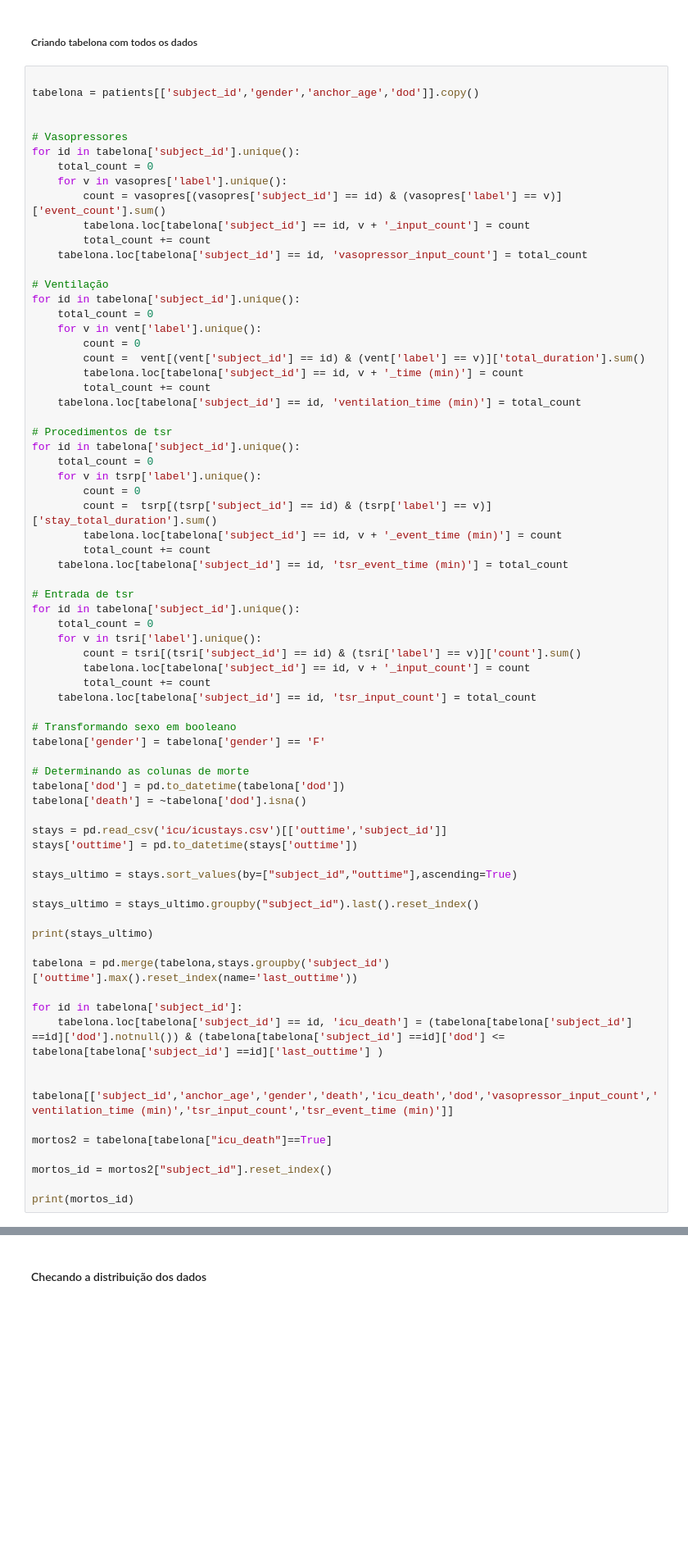
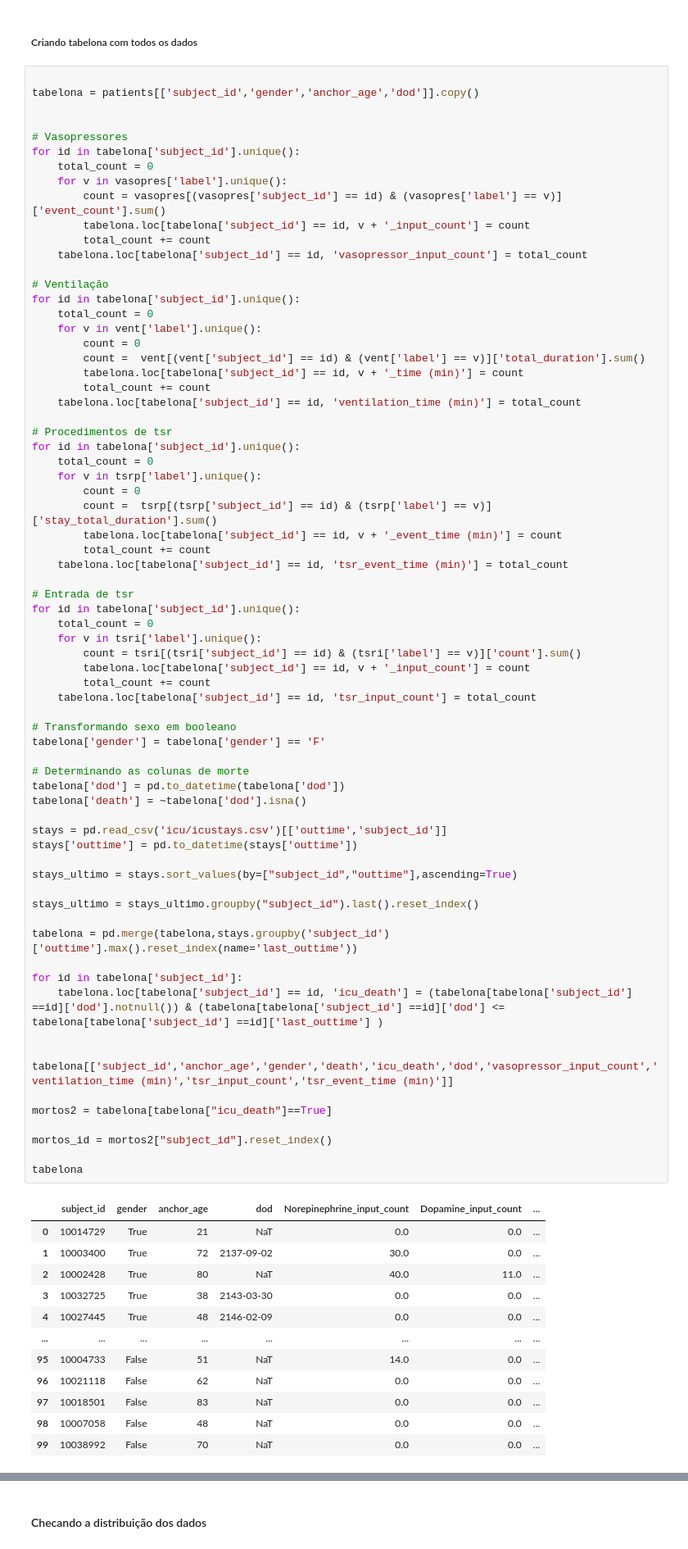
Before and after one commit to besome/speed-uti, a Jupyter notebook: mimic-code/mimic-iv-demo/2.2/analise.ipynb, the cells around one changed output, grey strips where cells are left out. Shown at 82% size. Cells and saved outputs as stored; diff of their text form; blank space fills up the shorter version.

```diff
--- a/mimic-code/mimic-iv-demo/2.2/analise.ipynb
+++ b/mimic-code/mimic-iv-demo/2.2/analise.ipynb
@@ -243,33 +243,43 @@ for id in tabelona['subject_id'].unique():
         total_count += count
     tabelona.loc[tabelona['subject_id'] == id, 'tsr_input_count'] = total_count
 
 # Transformando sexo em booleano
 tabelona['gender'] = tabelona['gender'] == 'F'
 
 # Determinando as colunas de morte
 tabelona['dod'] = pd.to_datetime(tabelona['dod'])
 tabelona['death'] = ~tabelona['dod'].isna()
 
 stays = pd.read_csv('icu/icustays.csv')[['outtime','subject_id']]
 stays['outtime'] = pd.to_datetime(stays['outtime'])
 
 stays_ultimo = stays.sort_values(by=["subject_id","outtime"],ascending=True)
 
 stays_ultimo = stays_ultimo.groupby("subject_id").last().reset_index()
 
-print(stays_ultimo)
-
 tabelona = pd.merge(tabelona,stays.groupby('subject_id')['outtime'].max().reset_index(name='last_outtime'))
 
 for id in tabelona['subject_id']:
     tabelona.loc[tabelona['subject_id'] == id, 'icu_death'] = (tabelona[tabelona['subject_id'] ==id]['dod'].notnull()) & (tabelona[tabelona['subject_id'] ==id]['dod'] <= tabelona[tabelona['subject_id'] ==id]['last_outtime'] )
 
 
 tabelona[['subject_id','anchor_age','gender','death','icu_death','dod','vasopressor_input_count','ventilation_time (min)','tsr_input_count','tsr_event_time (min)']]
 
 mortos2 = tabelona[tabelona["icu_death"]==True]
 
 mortos_id = mortos2["subject_id"].reset_index()
 
-print(mortos_id)
+tabelona
 # %% [output]
+|  | subject_id | gender | anchor_age | dod | Norepinephrine_input_count | Dopamine_input_count | ... |
+| 0 | 10014729 | True | 21 | NaT | 0.0 | 0.0 | ... |
+| 1 | 10003400 | True | 72 | 2137-09-02 | 30.0 | 0.0 | ... |
+| 2 | 10002428 | True | 80 | NaT | 40.0 | 11.0 | ... |
+| 3 | 10032725 | True | 38 | 2143-03-30 | 0.0 | 0.0 | ... |
+| 4 | 10027445 | True | 48 | 2146-02-09 | 0.0 | 0.0 | ... |
+| ... | ... | ... | ... | ... | ... | ... | ... |
+| 95 | 10004733 | False | 51 | NaT | 14.0 | 0.0 | ... |
+| 96 | 10021118 | False | 62 | NaT | 0.0 | 0.0 | ... |
+| 97 | 10018501 | False | 83 | NaT | 0.0 | 0.0 | ... |
+| 98 | 10007058 | False | 48 | NaT | 0.0 | 0.0 | ... |
+| 99 | 10038992 | False | 70 | NaT | 0.0 | 0.0 | ... |
```
Also changed, not shown: parts of 3 cells of this notebook.
